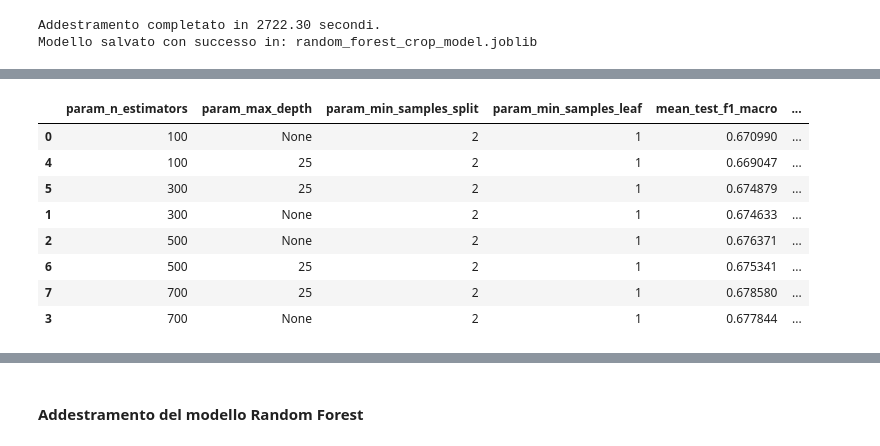
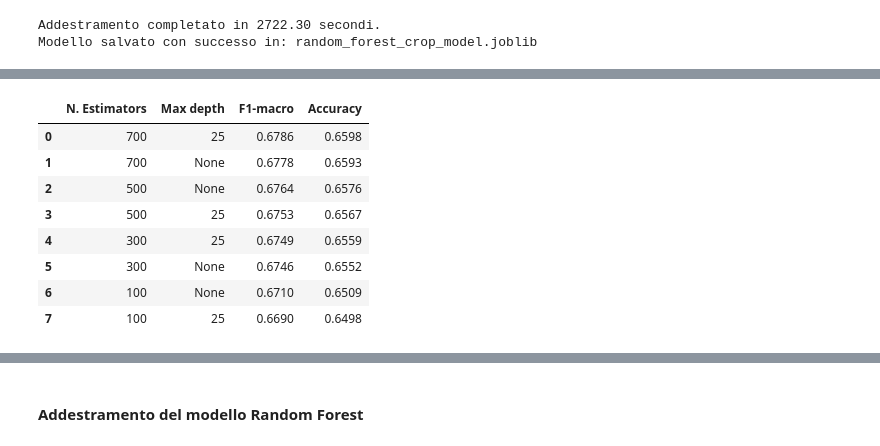
Before and after one commit to SimoRinaldi/crop-spatial-classification, a Jupyter notebook: notebooks/04_fit_random_forest.ipynb, the cells around one changed output, grey strips where cells are left out. Saved outputs shown, nothing was run; the diff lists cells and outputs as text; code cells hidden in the pictures.

Commit message:
sistemato analisi dei risultati modello base

```diff
--- a/notebooks/04_fit_random_forest.ipynb
+++ b/notebooks/04_fit_random_forest.ipynb
@@ -139,6 +139,7 @@ if model_path.exists():
     best_model = payload["model"]
     best_params = payload.get("best_params")
     best_cv_f1 = payload.get("best_cv_f1_macro")
+    cv_results = payload.get("cv_results")
     print(f"  • Parametri migliori: {best_params}")
     print(f"  • F1-Macro (CV):      {best_cv_f1:.4f}")
 else:
@@ -179,9 +180,12 @@ else:
         "n_features": X_train.shape[1],
         "threshold": None,
         "training_time_seconds": elapsed,
+        "cv_results": grid_search.cv_results_,
     }
     joblib.dump(payload, model_path)
     print(f"Modello salvato con successo in: {model_path.name}")
+
+    cv_results = grid_search.cv_results_
 # %% [output]
 Modello non trovato. Inizio addestramento (GridSearchCV)...
 Fitting 5 folds for each of 8 candidates, totalling 40 fits
@@ -192,36 +196,51 @@ Modello salvato con successo in: random_forest_crop_model.joblib
 # %%
+import matplotlib.pyplot as plt
 import pandas as pd
+import seaborn as sns
+from IPython.display import display
 
-# conversione dei risultati della cross-validation in DataFrame
-cv_df = pd.DataFrame(grid_search.cv_results_)
-
-# 1. Tabella riassuntiva per n_estimators
-summary_estimators = cv_df.groupby("param_n_estimators").agg(
-    Miglior_F1_Macro=("mean_test_f1_macro", "max"),
-    F1_Macro_Medio=("mean_test_f1_macro", "mean"),
-    Miglior_Accuracy=("mean_test_accuracy", "max"),
-    Accuracy_Media=("mean_test_accuracy", "mean")
-).reset_index()
-
-print("Confronto sintetico per n_estimators:")
-print(summary_estimators.to_string(index=False))
-
-# 2. Dettaglio completo ordinato per n_estimators e F1-macro decrescente
-cols = [
-    "param_n_estimators",
-    "param_max_depth",
-    "param_min_samples_split",
-    "param_min_samples_leaf",
-    "mean_test_f1_macro",
-    "std_test_f1_macro",
-    "mean_test_accuracy"
-]
-
-dettaglio = cv_df[cols].sort_values(
-    by=["param_n_estimators", "mean_test_f1_macro"],
-    ascending=[True, False]
+# recupero dei risultati
+cv_data = cv_results if "cv_results" in locals() and cv_results is not None else (
+    getattr(grid_search, "cv_results_", None) if "grid_search" in locals() else None
 )
 
-print("Dettaglio di tutte le configurazioni testate:")
-display(dettaglio)
+if cv_data is None:
+    print("Dettagli della GridSearch non disponibili in memoria o su disco.")
+else:
+    raw_df = pd.DataFrame(cv_data)
+
+    # tabella comparativa ordinata
+    summary_df = pd.DataFrame({
+        "N. Estimators": raw_df["param_n_estimators"].astype(int),
+        "Max depth": raw_df["param_max_depth"].apply(lambda x: "None" if pd.isna(x) or x is None else str(int(x))),
+        "F1-macro": raw_df["mean_test_f1_macro"].round(4),
+        "Accuracy": raw_df["mean_test_accuracy"].round(4),
+    }).sort_values(by="F1-macro", ascending=False).reset_index(drop=True)
+
+    display(summary_df)
+
+    # grafico comparativo: andamento F1-macro per numero di estimatori e profondità
+    plt.figure(figsize=(8, 4))
+    sns.set_theme(style="whitegrid")
+
+    plot_df = raw_df.copy()
+    plot_df["Max depth"] = plot_df["param_max_depth"].apply(lambda x: "None" if pd.isna(x) or x is None else str(int(x)))
+    plot_df["N. Estimators"] = plot_df["param_n_estimators"].astype(int)
+
+    sns.lineplot(
+        data=plot_df,
+        x="N. Estimators",
+        y="mean_test_f1_macro",
+        hue="Max depth",
+        marker="o",
+        markersize=7,
+        linewidth=2
+    )
+
+    plt.title("Andamento F1-macro per numero di estimatori e profondità", fontsize=12, pad=10)
+    plt.xlabel("N. Estimators", fontsize=11)
+    plt.ylabel("F1-macro", fontsize=11)
+    plt.xticks([100, 300, 500, 700])
+    plt.tight_layout()
+    plt.show()
 # %% [output]
@@ -235,9 +247,9 @@ Dettaglio di tutte le configurazioni testate:
-|  | param_n_estimators | param_max_depth | param_min_samples_split | param_min_samples_leaf | mean_test_f1_macro | ... |
-| 0 | 100 | None | 2 | 1 | 0.670990 | ... |
-| 4 | 100 | 25 | 2 | 1 | 0.669047 | ... |
-| 5 | 300 | 25 | 2 | 1 | 0.674879 | ... |
-| 1 | 300 | None | 2 | 1 | 0.674633 | ... |
-| 2 | 500 | None | 2 | 1 | 0.676371 | ... |
-| 6 | 500 | 25 | 2 | 1 | 0.675341 | ... |
-| 7 | 700 | 25 | 2 | 1 | 0.678580 | ... |
-| 3 | 700 | None | 2 | 1 | 0.677844 | ... |
+|  | N. Estimators | Max depth | F1-macro | Accuracy |
+| 0 | 700 | 25 | 0.6786 | 0.6598 |
+| 1 | 700 | None | 0.6778 | 0.6593 |
+| 2 | 500 | None | 0.6764 | 0.6576 |
+| 3 | 500 | 25 | 0.6753 | 0.6567 |
+| 4 | 300 | 25 | 0.6749 | 0.6559 |
+| 5 | 300 | None | 0.6746 | 0.6552 |
+| 6 | 100 | None | 0.6710 | 0.6509 |
+| 7 | 100 | 25 | 0.6690 | 0.6498 |
```
Also changed, not shown: parts of 2 cells of this notebook.
